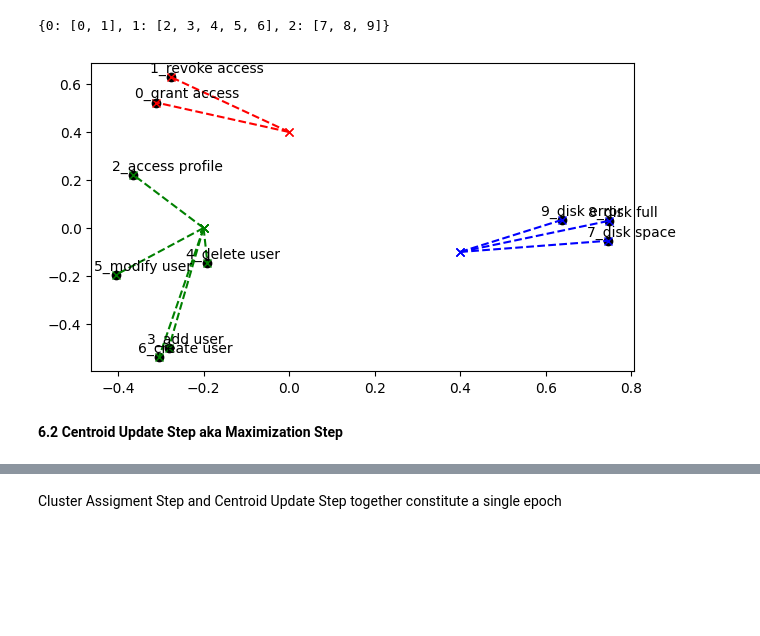
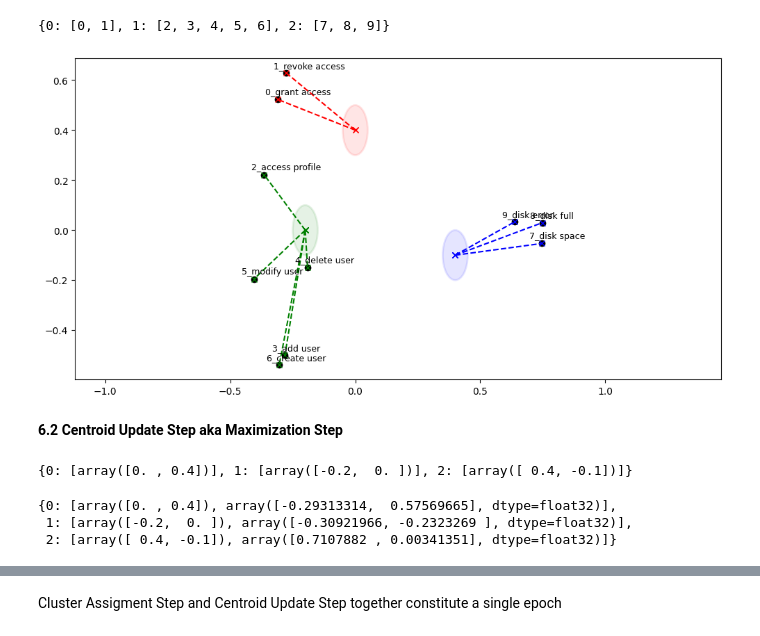
Before and after one commit to enoten/ml-numpy-pytorch, a Jupyter notebook: Gaussian Mixture Models Clustering for Embeddings.ipynb, the cells around one changed output, grey strips where cells are left out. Drawn from its saved outputs; the diff is of its cells as text; code cells hidden in the pictures; blank space fills up the shorter version.

```diff
--- a/Gaussian Mixture Models Clustering for Embeddings.ipynb
+++ b/Gaussian Mixture Models Clustering for Embeddings.ipynb
@@ -436,6 +446,12 @@ Weight is a ratio of number of data points assigned to a given component to the
 <b>6. Gaussian Mixtures Clustering</b>
 # %% [markdown]
 <b>6.1 Cluster Assignment Step aka Expectation Step</b>
+# %%
+centroid_dict = {
+    0: np.array([0, 0.4]),
+    1: np.array([-0.2, 0.0]),
+    2: np.array([0.4, -0.1]),
+}
 # %%
 cov_dict = {
  0: np.array([[0.001, 0],
@@ -491,23 +555,54 @@ cluster_dict
 # %% [output]
 {0: [0, 1], 1: [2, 3, 4, 5, 6], 2: [7, 8, 9]}
 # %%
-plt.figure(figsize=(7,4))
+figure, axes = plt.subplots(figsize=(12,6))
+#plt.figure()
 
 for i in range(X_transformed.shape[0]):
-    plt.scatter(X_transformed[i,0],X_transformed[i,1],marker='o',color="black")
-    plt.text(X_transformed[i,0]-0.05,X_transformed[i,1]+0.02, str(i)+"_"+pairs[i])
+    plt.scatter(X_transformed[i,0],
+                X_transformed[i,1],
+                marker='o',
+                color="black")
+
+    plt.text(X_transformed[i,0]-0.05,
+             X_transformed[i,1]+0.02,
+             str(i)+"_"+pairs[i],
+             fontsize=9
+            )
 
 clust_colors = ['red','green','blue']
 for clust_key in cluster_dict.keys():
     cluster_list = cluster_dict[clust_key]
     for item in cluster_list:
         plt.plot([centroid_dict[clust_key][0],X_transformed[item,0]],
                  [centroid_dict[clust_key][1],X_transformed[item,1]],
                  color=clust_colors[clust_key],
                  linestyle='dashed',
                  marker='x')
+
+scale_x = [100,100,100]
+scale_y = [100,100,100]
+for i,center in enumerate(centroid_dict):
+   Drawing_colored_ellipse = patches.Ellipse(xy=(centroid_dict[center][0],centroid_dict[center][1]),
+                                             width=scale_x[center]*cov_dict[center][0,0],
+                                             height=scale_y[center]*cov_dict[center][1,1],
+                                             angle=(cov_dict[center][0,1]/(np.sqrt(cov_dict[center][0,0]*cov_dict[center][1,1]))+1)*360,
+                                             #edgecolor='r',
+                                             #fc='None',
+                                             lw=2,
+                                             color=clust_colors[i],
+                                             alpha=0.1
+                                            )
+
+   #axes.set_aspect(1)
+   axes.add_artist(Drawing_colored_ellipse)
+plt.xlim([-0.7,0.9])
+plt.ylim([-1,1.2])
+#plt.title( 'Colored Circle' )
+plt.axis('equal')
+plt.show()
 # %% [output]
-[figure, old version]
+[figure, new version]
 # %% [markdown]
 <b>6.2 Centroid Update Step aka Maximization Step</b>
 # %%
@@ -518,3 +616,7 @@ centroid_in_time = {key:[centroid_dict[key]] for key in centroid_dict.keys()}
+# %%
+centroid_in_time
+# %% [output]
+{0: [array([0. , 0.4])], 1: [array([-0.2,  0. ])], 2: [array([ 0.4, -0.1])]}
 # %%
 iter_num = 0
 for cluster_key in cluster_dict:
@@ -534,3 +635,9 @@ centroid_dict_in_time[iter_num] = centroid_dict.copy()
+# %%
+centroid_in_time
+# %% [output]
+{0: [array([0. , 0.4]), array([-0.29313314,  0.57569665], dtype=float32)],
+ 1: [array([-0.2,  0. ]), array([-0.30921966, -0.2323269 ], dtype=float32)],
+ 2: [array([ 0.4, -0.1]), array([0.7107882 , 0.00341351], dtype=float32)]}
 # %%
 clust_colors = ['red','green','blue']
 
```
Also changed, not shown: parts of 11 cells of this notebook.
